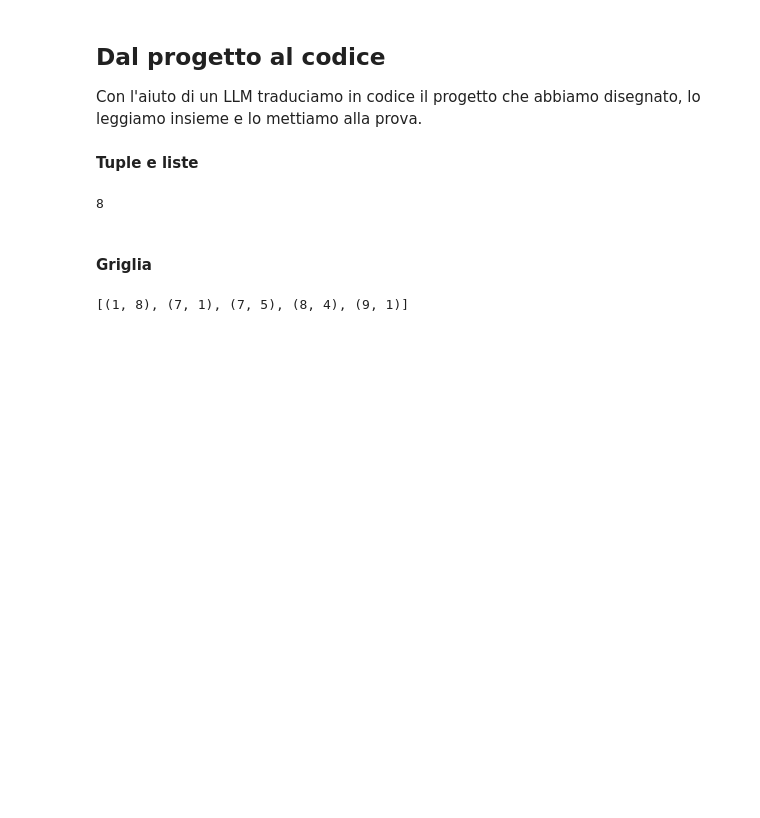
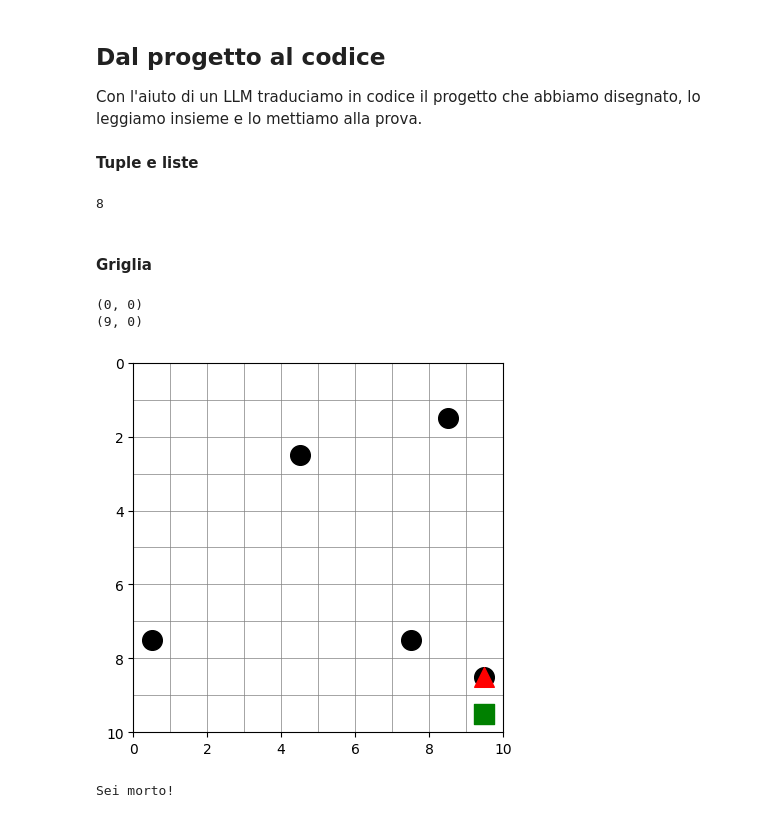
Before and after one commit to umilISLab/midh, a Jupyter notebook: AA2026-27/L04_memoria.ipynb, the cells around one changed output. Drawn from its saved outputs; the diff is of its cells as text; code cells hidden in the pictures; blank space fills up the shorter version.

```diff
--- a/AA2026-27/L04_memoria.ipynb
+++ b/AA2026-27/L04_memoria.ipynb
@@ -363,4 +432,8 @@ def is_valid_coordinate(x, y):
 # %%
-holes
+print(player)
+for x in range(24):
+    player = move(player, RIGHT)
+print(player)
 # %% [output]
-[(1, 8), (7, 1), (7, 5), (8, 4), (9, 1)]
+(0, 0)
+(9, 0)
@@ -366,0 +490,42 @@ holes
+# %%
+plt.ion()
+max_execution = 1000
+
+player = (0, 0)
+
+for _ in range(max_execution):
+    clear_output(wait=True)
+    draw_game(player)
+
+    action = random.choice([UP, RIGHT, LEFT, DOWN])
+    # INSERIRE IL COMPORTAMENTO CASUALE
+    seed = random.uniform(0, 1)
+    if seed >= 0.9:
+        action = random.choice([UP, RIGHT, LEFT, DOWN])
+    player = move(player, action)
+
+    # MOVIMENTO DEI BUCHI
+    new_holes = []
+    for hole in holes:
+        hole_action = random.choice([UP, RIGHT, LEFT, DOWN])
+        new_pos_hole = move(hole, hole_action)
+        new_holes.append(new_pos_hole)
+    holes = new_holes
+
+    if player in holes:
+        clear_output(wait=True)
+        draw_game(player)
+        print("Sei morto!")
+        break
+
+    if player == end:
+        clear_output(wait=True)
+        draw_game(player)
+        print("Traguardo raggiunto!")
+        break
+
+plt.ioff()
+plt.show()
+# %% [output]
+[figure, added]
+Sei morto!
```
Also changed, not shown: parts of 14 cells of this notebook, 9 other files.
